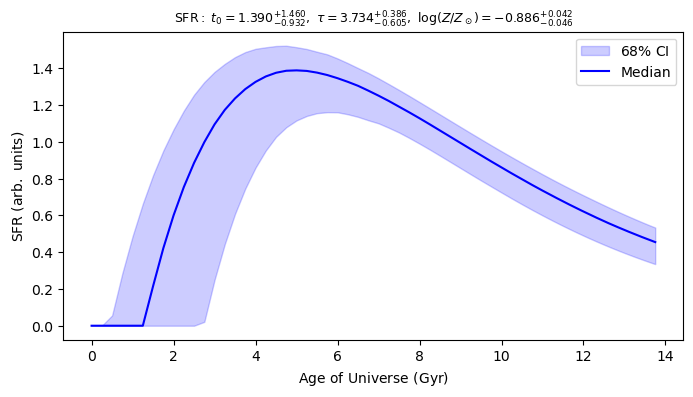
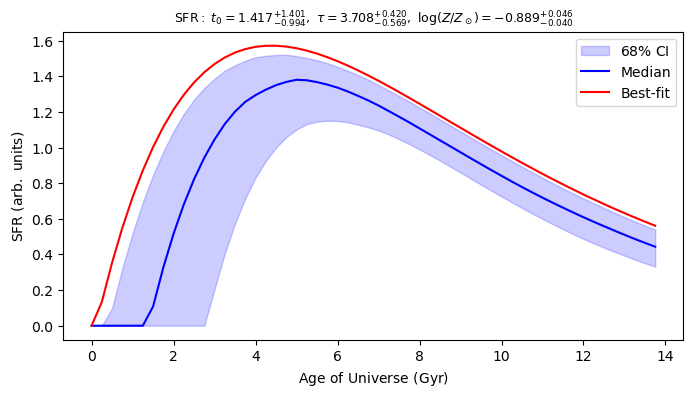
The notebook cell's code change between the first figure and the second:
--- before
+++ after
@@ -4,4 +4,6 @@
 idx = np.random.choice(len(post), n_use, replace=False)
 _sfh_idx = {n: i for i, n in enumerate(names) if n != 'logZsun'}
+
+sfr_best_fit = sfh_best.evaluate(like.ssp.time)
 
 sfr_grid = np.zeros((n_use, len(cosmic_time)))
@@ -18,4 +20,5 @@
 ax.fill_between(cosmic_time, sfr_lo, sfr_hi, color='b', alpha=0.2, label=r'$68\%$ CI')
 ax.plot(cosmic_time, sfr_med, 'b-', lw=1.5, label='Median')
+ax.plot(cosmic_time, sfr_best_fit, 'r-', lw=1.5, label='Best-fit')
 ax.set_xlabel(r'$\mathrm{Age\ of\ Universe\ (Gyr)}$')
 ax.set_ylabel(r'$\mathrm{SFR\ (arb.\ units)}$')

Commit: Sync